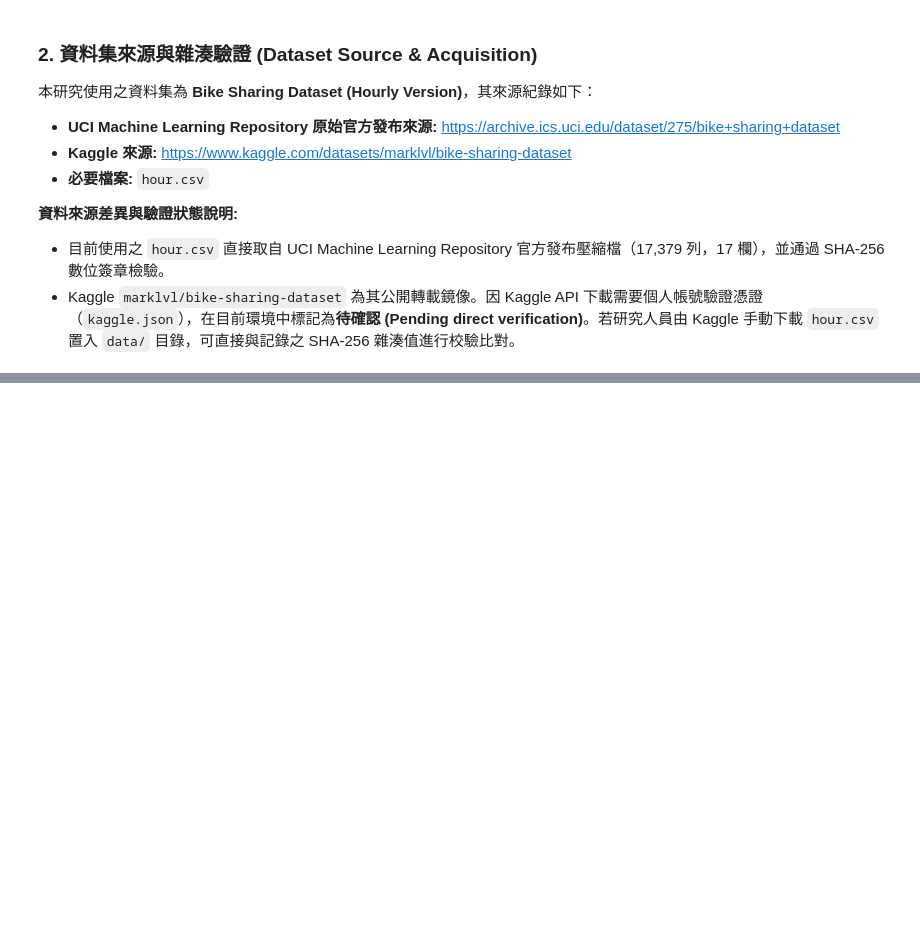
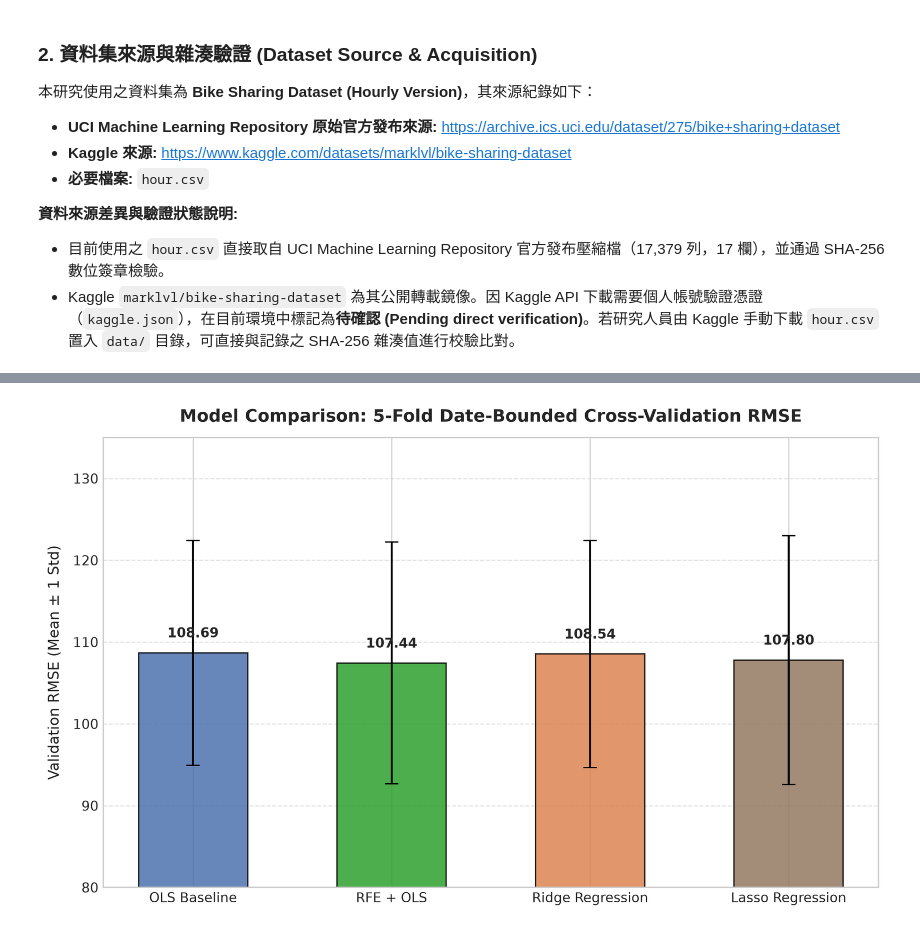
Before and after one commit to Augustine-723/AIoT_HW2, a Jupyter notebook: 7115093001_hw2/7115093001_hw2.ipynb, the cells around one changed output, grey strips where cells are left out. Saved outputs shown, nothing was run; the diff lists cells and outputs as text; code cells hidden in the pictures; blank space fills up the shorter version.

Commit message:
feat(hw2): implement Phase 2 feature selection, regularization, ablation and model comparison

```diff
--- a/7115093001_hw2/7115093001_hw2.ipynb
+++ b/7115093001_hw2/7115093001_hw2.ipynb
@@ -698,0 +923,97 @@ Dummy Mean CV RMSE Mean:        164.7931
+# %%
+# 彙總 4 大模型評估數據
+m1_cv_maes = [r['val_mae'] for r in m1_cv_records]
+m1_cv_mses = [r['val_mse'] for r in m1_cv_records]
+m1_cv_rmses = [r['val_rmse'] for r in m1_cv_records]
+m1_cv_r2s = [r['val_r2'] for r in m1_cv_records]
+
+model_comparison = [
+    {
+        'model_id': 'M1',
+        'model_name': 'OLS Baseline',
+        'best_hyperparameters': 'None (all 53 features)',
+        'selected_features_count': 53,
+        'training_mae': round(m1_tr_mae, 4),
+        'training_mse': round(m1_tr_mse, 4),
+        'training_rmse': round(m1_tr_rmse, 4),
+        'training_r2': round(m1_tr_r2, 4),
+        'cv_mae_mean': round(float(np.mean(m1_cv_maes)), 4),
+        'cv_mse_mean': round(float(np.mean(m1_cv_mses)), 4),
+        'cv_rmse_mean': round(float(np.mean(m1_cv_rmses)), 4),
+        'cv_rmse_std': round(float(np.std(m1_cv_rmses)), 4),
+        'cv_r2_mean': round(float(np.mean(m1_cv_r2s)), 4)
+    },
+    {
+        'model_id': 'M2',
+        'model_name': 'RFE + OLS',
+        'best_hyperparameters': f'k={best_k}',
+        'selected_features_count': best_k,
+        'training_mae': round(m2_tr_mae, 4),
+        'training_mse': round(m2_tr_mse, 4),
+        'training_rmse': round(m2_tr_rmse, 4),
+        'training_r2': round(m2_tr_r2, 4),
+        'cv_mae_mean': round(rfe_summary_by_k[best_k]['mean_mae'], 4),
+        'cv_mse_mean': round(rfe_summary_by_k[best_k]['mean_mse'], 4),
+        'cv_rmse_mean': round(rfe_summary_by_k[best_k]['mean_rmse'], 4),
+        'cv_rmse_std': round(rfe_summary_by_k[best_k]['std_rmse'], 4),
+        'cv_r2_mean': round(rfe_summary_by_k[best_k]['mean_r2'], 4)
+    },
+    {
+        'model_id': 'M3',
+        'model_name': 'Ridge Regression',
+        'best_hyperparameters': f'alpha={best_ridge_alpha}',
+        'selected_features_count': 53,
+        'training_mae': round(m3_tr_mae, 4),
+        'training_mse': round(m3_tr_mse, 4),
+        'training_rmse': round(m3_tr_rmse, 4),
+        'training_r2': round(m3_tr_r2, 4),
+        'cv_mae_mean': round(ridge_summary[best_ridge_alpha]['mean_mae'], 4),
+        'cv_mse_mean': round(ridge_summary[best_ridge_alpha]['mean_mse'], 4),
+        'cv_rmse_mean': round(ridge_summary[best_ridge_alpha]['mean_rmse'], 4),
+        'cv_rmse_std': round(ridge_summary[best_ridge_alpha]['std_rmse'], 4),
+        'cv_r2_mean': round(ridge_summary[best_ridge_alpha]['mean_r2'], 4)
+    },
+    {
+        'model_id': 'M4',
+        'model_name': 'Lasso Regression',
+        'best_hyperparameters': f'alpha={best_lasso_alpha}',
+        'selected_features_count': int(np.sum(m4_pipeline.named_steps['reg'].coef_ != 0)),
+        'training_mae': round(m4_tr_mae, 4),
+        'training_mse': round(m4_tr_mse, 4),
+        'training_rmse': round(m4_tr_rmse, 4),
+        'training_r2': round(m4_tr_r2, 4),
+        'cv_mae_mean': round(lasso_summary[best_lasso_alpha]['mean_mae'], 4),
+        'cv_mse_mean': round(lasso_summary[best_lasso_alpha]['mean_mse'], 4),
+        'cv_rmse_mean': round(lasso_summary[best_lasso_alpha]['mean_rmse'], 4),
+        'cv_rmse_std': round(lasso_summary[best_lasso_alpha]['std_rmse'], 4),
+        'cv_r2_mean': round(lasso_summary[best_lasso_alpha]['mean_r2'], 4)
+    }
+]
+
+comparison_df = pd.DataFrame(model_comparison)
+comparison_df.to_csv(os.path.join(RESULTS_DIR, "model_comparison.csv"), index=False)
+
+print("=== 4 大候選模型評比總表 (Model Comparison Table) ===")
+display(comparison_df[['model_id', 'model_name', 'best_hyperparameters', 'selected_features_count', 'training_rmse', 'cv_rmse_mean', 'cv_rmse_std', 'cv_mae_mean', 'cv_r2_mean']])
+
+# Figure: Model Comparison Bar Chart
+fig_comp, ax_comp = plt.subplots(figsize=(9, 5.5), dpi=300)
+model_names = [m['model_name'] for m in model_comparison]
+cv_means = [m['cv_rmse_mean'] for m in model_comparison]
+cv_stds = [m['cv_rmse_std'] for m in model_comparison]
+colors = ['#4c72b0', '#2ca02c', '#dd8452', '#937860']
+
+bars = ax_comp.bar(model_names, cv_means, yerr=cv_stds, capsize=5, color=colors, alpha=0.85, edgecolor='black', width=0.55)
+ax_comp.set_title("Model Comparison: 5-Fold Date-Bounded Cross-Validation RMSE", fontsize=13, fontweight='bold', pad=12)
+ax_comp.set_ylabel("Validation RMSE (Mean ± 1 Std)", fontsize=11, labelpad=8)
+ax_comp.set_ylim(80, 135)
+ax_comp.grid(True, axis='y', linestyle='--', alpha=0.6)
+
+for bar, mean_val in zip(bars, cv_means):
+    yval = bar.get_height()
+    ax_comp.text(bar.get_x() + bar.get_width()/2.0, yval + 1.5, f"{mean_val:.2f}", ha='center', va='bottom', fontsize=10, fontweight='bold')
+
+fig_comp.tight_layout()
+fig_comp.savefig(os.path.join(FIGURES_DIR, "model_comparison.png"), dpi=300)
+plt.show()
+# %% [output]
@@ -698,0 +1026 @@ Dummy Mean CV RMSE Mean:        164.7931
+[figure, added]
```
Also changed, not shown: parts of 43 cells of this notebook, 18 other files.
